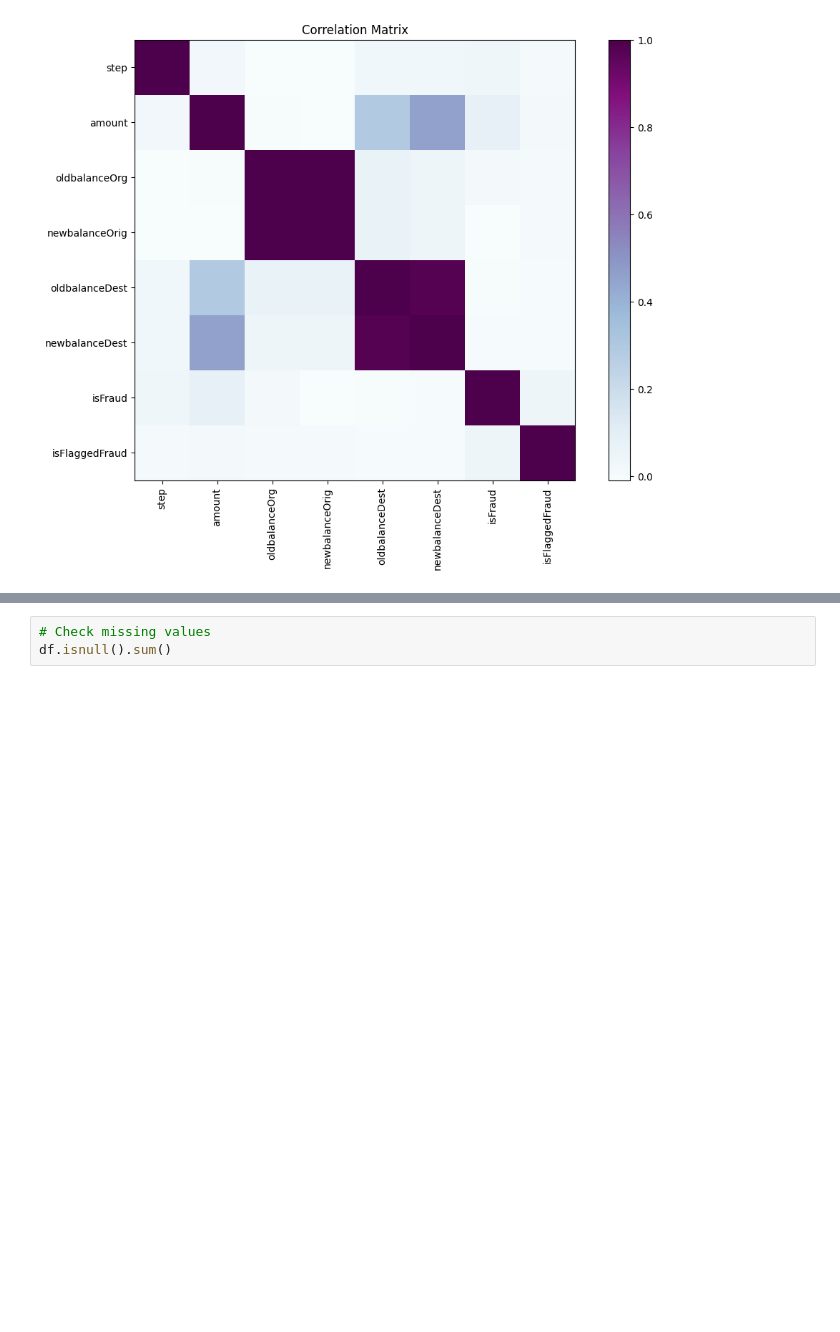
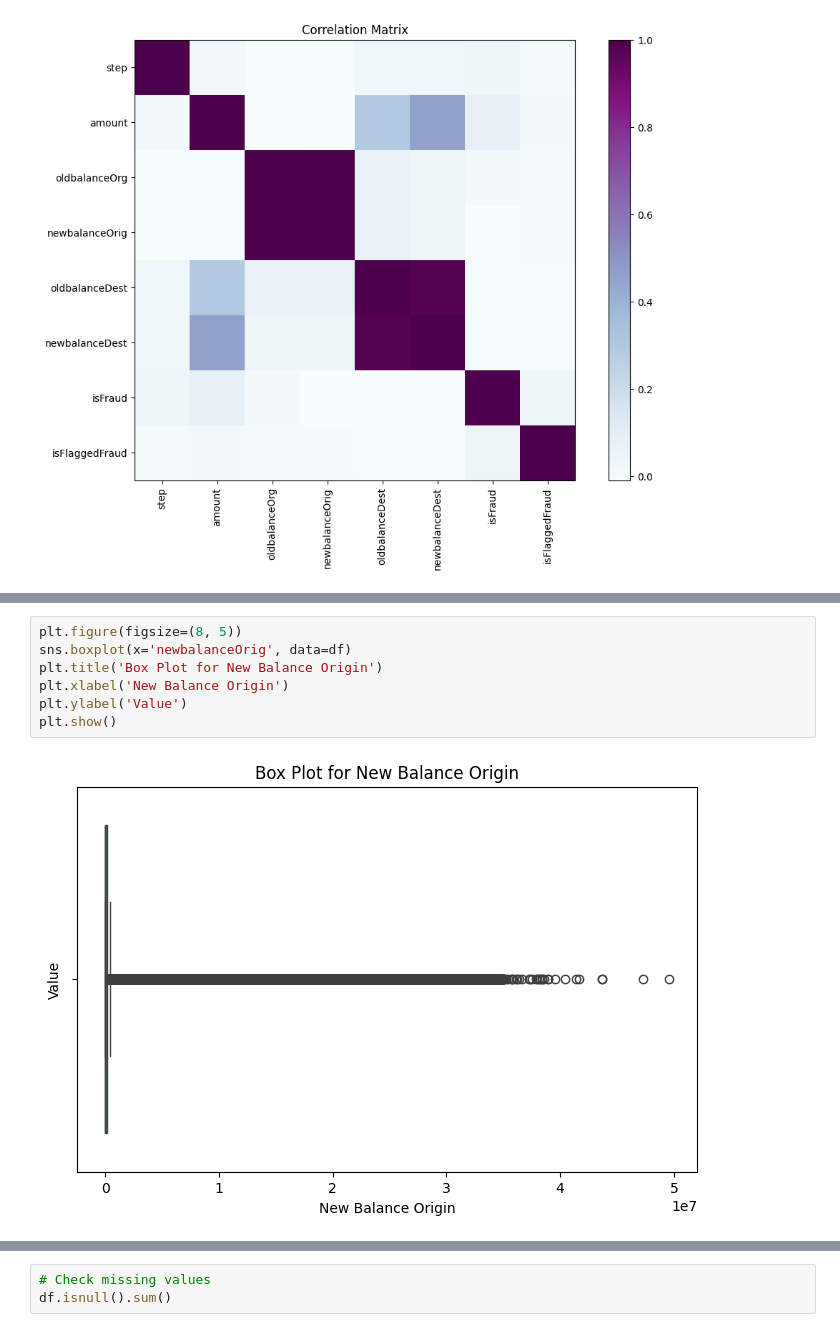
Before and after one commit to honeydewsago/MachineLearningCW, a Jupyter notebook: DataAnalysis.ipynb, the cells around one changed output, grey strips where cells are left out. Saved outputs shown, nothing was run; the diff lists cells and outputs as text; blank space fills up the shorter version.

```diff
--- a/DataAnalysis.ipynb
+++ b/DataAnalysis.ipynb
@@ -196,0 +125,9 @@ Name: count, Length: 145, dtype: int64
+# %%
+plt.figure(figsize=(8, 5))
+sns.boxplot(x='newbalanceOrig', data=df)
+plt.title('Box Plot for New Balance Origin')
+plt.xlabel('New Balance Origin')
+plt.ylabel('Value')
+plt.show()
+# %% [output]
+[figure, added]
```
Also changed, not shown: parts of 23 cells of this notebook.
